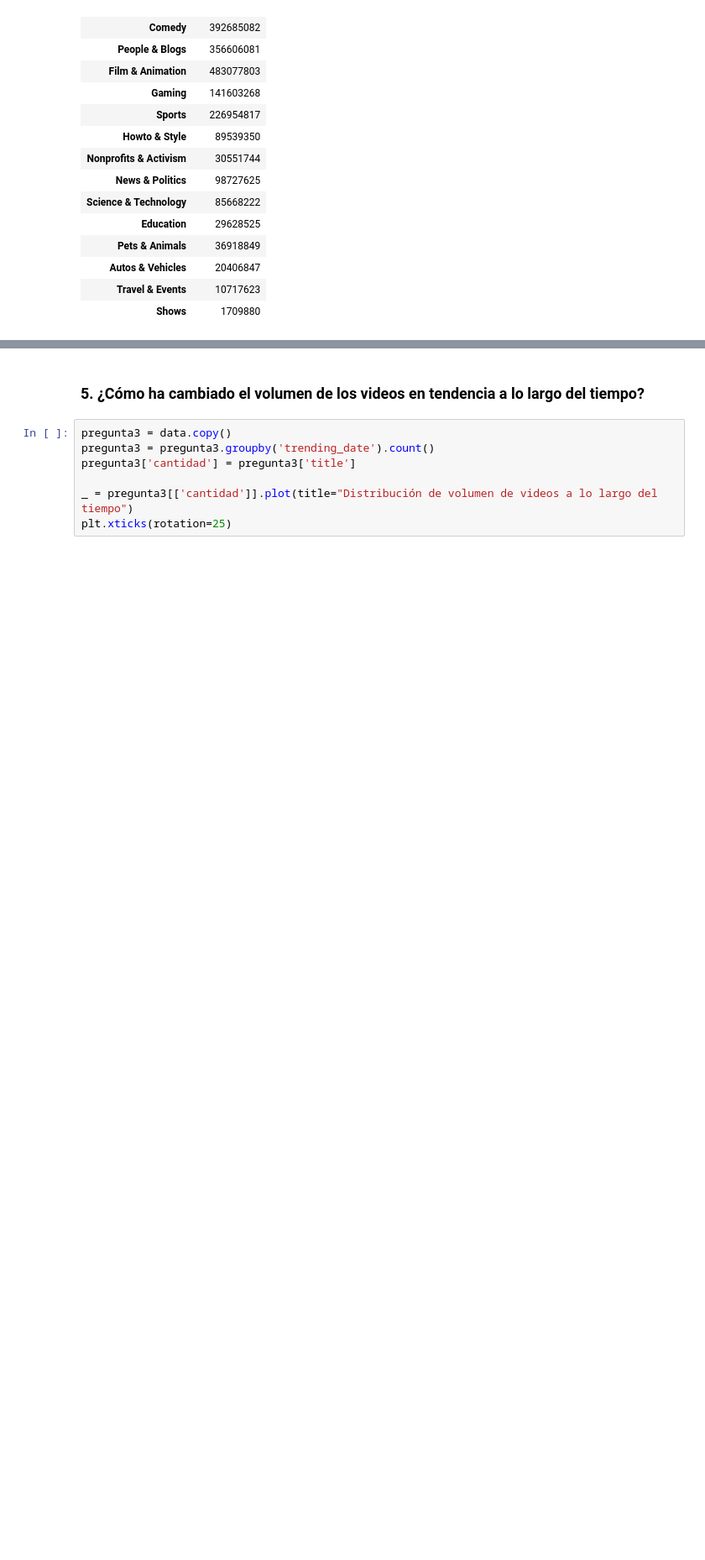
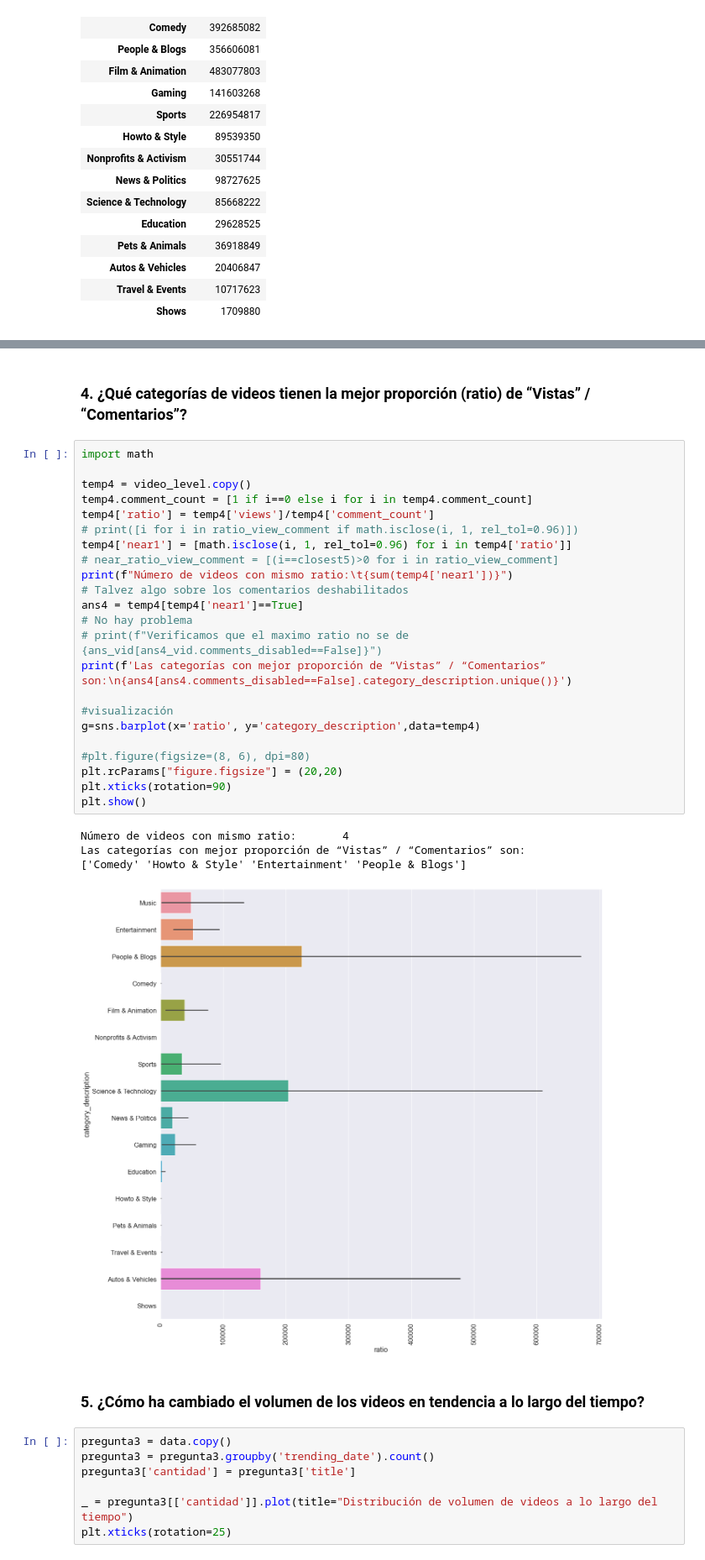
Before and after one commit to Jack-Cruz/EB-2021-1-CC51, a Jupyter notebook: code2/code.ipynb, the cells around one changed output, grey strips where cells are left out. Shown at 84% size. Saved outputs shown, nothing was run; the diff lists cells and outputs as text; blank space fills up the shorter version.

```diff
--- a/code2/code.ipynb
+++ b/code2/code.ipynb
@@ -324,3 +349,33 @@ pregunta2[['views']]
+# %% [markdown]
+### 4. ¿Qué categorías de videos tienen la mejor proporción (ratio) de “Vistas” / “Comentarios”?
+# %%
+import math
+
+temp4 = video_level.copy()
+temp4.comment_count = [1 if i==0 else i for i in temp4.comment_count]
+temp4['ratio'] = temp4['views']/temp4['comment_count']
+# print([i for i in ratio_view_comment if math.isclose(i, 1, rel_tol=0.96)])
+temp4['near1'] = [math.isclose(i, 1, rel_tol=0.96) for i in temp4['ratio']]
+# near_ratio_view_comment = [(i==closest5)>0 for i in ratio_view_comment]
+print(f"Número de videos con mismo ratio:\t{sum(temp4['near1'])}")
+# Talvez algo sobre los comentarios deshabilitados
+ans4 = temp4[temp4['near1']==True]
+# No hay problema
+# print(f"Verificamos que el maximo ratio no se de {ans_vid[ans4_vid.comments_disabled==False]}")
+print(f'Las categorías con mejor proporción de “Vistas” / “Comentarios” son:\n{ans4[ans4.comments_disabled==False].category_description.unique()}')
+
+#visualización
+g=sns.barplot(x='ratio', y='category_description',data=temp4)
+
+#plt.figure(figsize=(8, 6), dpi=80)
+plt.rcParams["figure.figsize"] = (20,20)
+plt.xticks(rotation=90)
+plt.show()
+# %% [output]
+Número de videos con mismo ratio:       4
+Las categorías con mejor proporción de “Vistas” / “Comentarios” son:
+['Comedy' 'Howto & Style' 'Entertainment' 'People & Blogs']
+[figure, added]
 # %% [markdown]
 ### 5. ¿Cómo ha cambiado el volumen de los videos en tendencia a lo largo del tiempo?
 # %%
```
Also changed, not shown: parts of 3 cells of this notebook.
